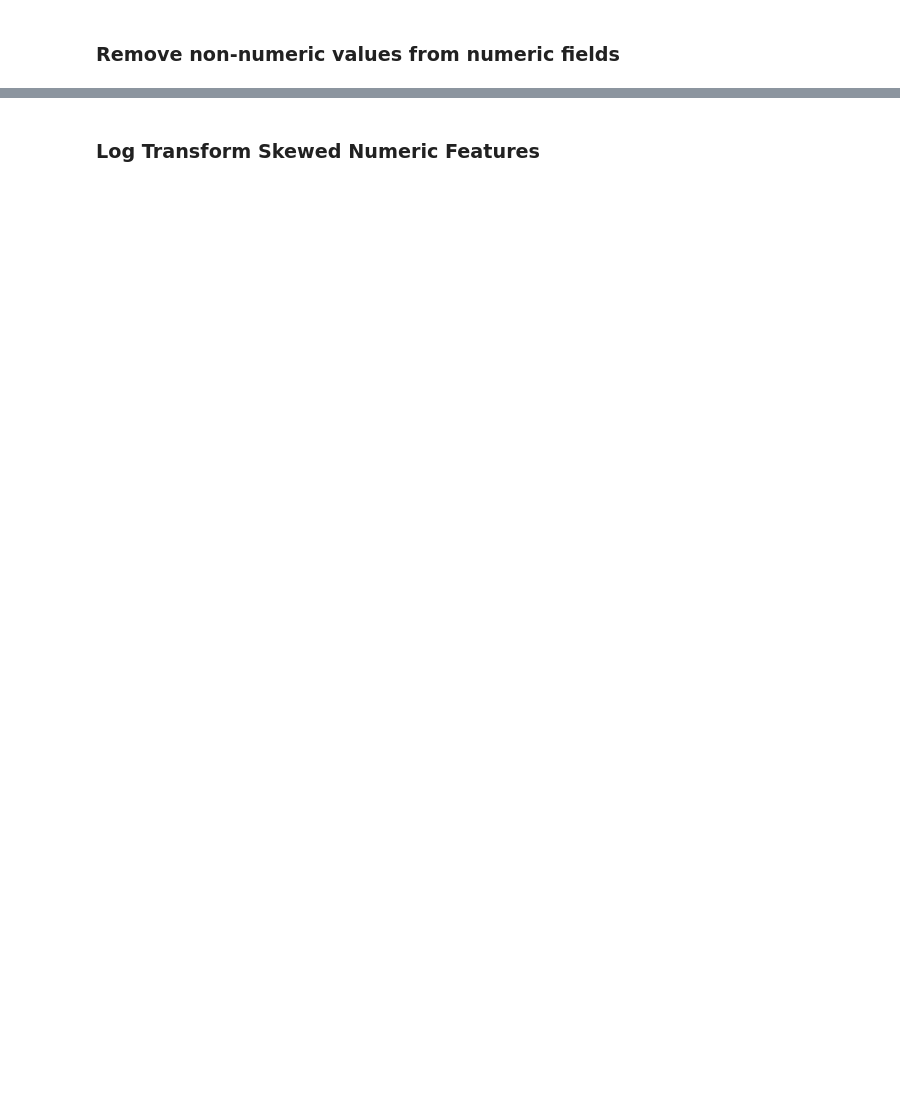
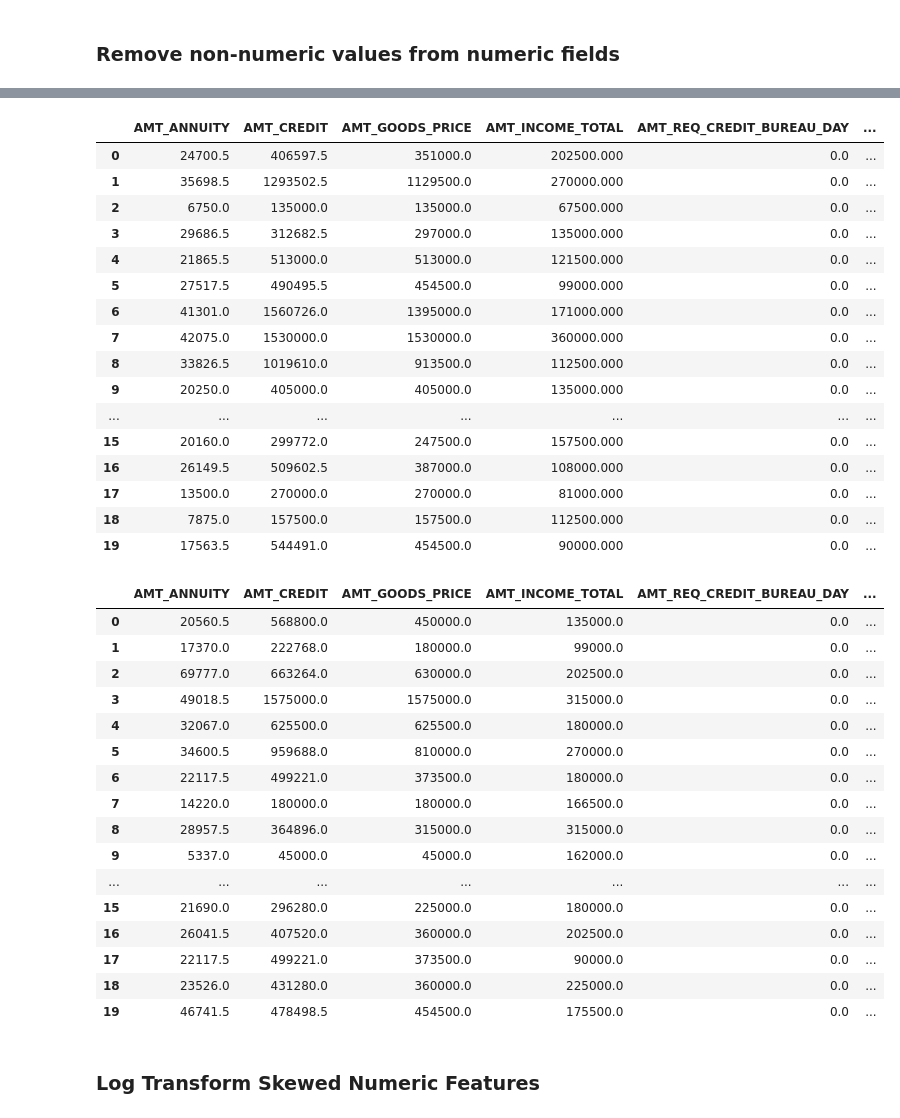
Before and after one commit to clarkje/machine-learning, a Jupyter notebook: projects/capstone/Step 2 - Preprocessing Application Data.ipynb, the cells around one changed output, grey strips where cells are left out. Cells and saved outputs as stored; diff of their text form; code cells hidden in the pictures; blank space fills up the shorter version.

```diff
--- a/projects/capstone/Step 2 - Preprocessing Application Data.ipynb
+++ b/projects/capstone/Step 2 - Preprocessing Application Data.ipynb
@@ -21,12 +21,17 @@ pd.set_option('display.max_columns', None)
 # %%
 # Training Set
 application_train = pd.read_csv('data/application_train.csv')
+application_train_SK_ID_CURR = application_train['SK_ID_CURR']
+application_train_TARGET = application_train['TARGET']
+application_train = application_train.drop('SK_ID_CURR',axis=1)
+application_train = application_train.drop('TARGET', axis=1)
+
 print("Loaded Training Set: {0} rows".format(application_train.shape[0]))
 
 application_test = pd.read_csv('data/application_test.csv')
+application_test_SK_ID_CURR = application_test['SK_ID_CURR']
+application_test = application_test.drop('SK_ID_CURR',axis=1)
 print("Loaded Training Set: {0} rows".format(application_test.shape[0]))
-
-columns = pd.read_csv('data/HomeCredit_columns_description.csv')
 # %% [output]
 Loaded Training Set: 307511 rows
 Loaded Training Set: 48744 rows
@@ -260,6 +248,20 @@ application_test['HOUSETYPE_MODE'] = application_test['FONDKAPREMONT_MODE'].repl
 
 application_train['WALLSMATERIAL_MODE'] = application_train['WALLSMATERIAL_MODE'].replace({np.nan: "not specified"})
 application_test['WALLSMATERIAL_MODE'] = application_test['WALLSMATERIAL_MODE'].replace({np.nan: "not specified"})
+
+# There are a large number of DATE_EMPLOYED fields with an erroneous value of 365243
+
+# Calculate Q1 (25th percentile of the data) for the given feature
+Q1 = np.percentile(application_train['DAYS_EMPLOYED'], 25)
+
+# Calculate Q3 (75th percentile of the data) for the given feature
+Q3 = np.percentile(application_train['DAYS_EMPLOYED'], 75)
+
+# We'll just replace this value with the the Inter-Quartile Median
+mean_days_employed = np.median([Q1, Q3])
+
+application_train['DAYS_EMPLOYED'] = application_train['DAYS_EMPLOYED'].replace({365243: mean_days_employed})
+application_test['DAYS_EMPLOYED'] = application_test['DAYS_EMPLOYED'].replace({365243: mean_days_employed})
 # %% [markdown]
 ### Convert Y/N String Fields to Boolean
 # %%
@@ -329,7 +357,7 @@ for feature in numeric_features['feature']:
 
 # Apply the np.nan_to_num transformation
 for feature in numeric:
-    application_train['feature'] = make_numeric(application_train, feature)
-    application_test['feature'] = make_numeric(application_test, feature)
+    application_train[feature] = make_numeric(application_train, feature)
+    application_test[feature] = make_numeric(application_test, feature)
 # %% [markdown]
 ### Replace Outliers
@@ -358,3 +388,41 @@ Total Outliers Modified: 34430
+# %%
+display(application_train.head(n=20))
+display(application_test.head(n=20))
+# %% [output]
+|  | AMT_ANNUITY | AMT_CREDIT | AMT_GOODS_PRICE | AMT_INCOME_TOTAL | AMT_REQ_CREDIT_BUREAU_DAY | ... |
+| 0 | 24700.5 | 406597.5 | 351000.0 | 202500.000 | 0.0 | ... |
+| 1 | 35698.5 | 1293502.5 | 1129500.0 | 270000.000 | 0.0 | ... |
+| 2 | 6750.0 | 135000.0 | 135000.0 | 67500.000 | 0.0 | ... |
+| 3 | 29686.5 | 312682.5 | 297000.0 | 135000.000 | 0.0 | ... |
+| 4 | 21865.5 | 513000.0 | 513000.0 | 121500.000 | 0.0 | ... |
+| 5 | 27517.5 | 490495.5 | 454500.0 | 99000.000 | 0.0 | ... |
+| 6 | 41301.0 | 1560726.0 | 1395000.0 | 171000.000 | 0.0 | ... |
+| 7 | 42075.0 | 1530000.0 | 1530000.0 | 360000.000 | 0.0 | ... |
+| 8 | 33826.5 | 1019610.0 | 913500.0 | 112500.000 | 0.0 | ... |
+| 9 | 20250.0 | 405000.0 | 405000.0 | 135000.000 | 0.0 | ... |
+| ... | ... | ... | ... | ... | ... | ... |
+| 15 | 20160.0 | 299772.0 | 247500.0 | 157500.000 | 0.0 | ... |
+| 16 | 26149.5 | 509602.5 | 387000.0 | 108000.000 | 0.0 | ... |
+| 17 | 13500.0 | 270000.0 | 270000.0 | 81000.000 | 0.0 | ... |
+| 18 | 7875.0 | 157500.0 | 157500.0 | 112500.000 | 0.0 | ... |
+| 19 | 17563.5 | 544491.0 | 454500.0 | 90000.000 | 0.0 | ... |
+|  | AMT_ANNUITY | AMT_CREDIT | AMT_GOODS_PRICE | AMT_INCOME_TOTAL | AMT_REQ_CREDIT_BUREAU_DAY | ... |
+| 0 | 20560.5 | 568800.0 | 450000.0 | 135000.0 | 0.0 | ... |
+| 1 | 17370.0 | 222768.0 | 180000.0 | 99000.0 | 0.0 | ... |
+| 2 | 69777.0 | 663264.0 | 630000.0 | 202500.0 | 0.0 | ... |
+| 3 | 49018.5 | 1575000.0 | 1575000.0 | 315000.0 | 0.0 | ... |
+| 4 | 32067.0 | 625500.0 | 625500.0 | 180000.0 | 0.0 | ... |
+| 5 | 34600.5 | 959688.0 | 810000.0 | 270000.0 | 0.0 | ... |
+| 6 | 22117.5 | 499221.0 | 373500.0 | 180000.0 | 0.0 | ... |
+| 7 | 14220.0 | 180000.0 | 180000.0 | 166500.0 | 0.0 | ... |
+| 8 | 28957.5 | 364896.0 | 315000.0 | 315000.0 | 0.0 | ... |
+| 9 | 5337.0 | 45000.0 | 45000.0 | 162000.0 | 0.0 | ... |
+| ... | ... | ... | ... | ... | ... | ... |
+| 15 | 21690.0 | 296280.0 | 225000.0 | 180000.0 | 0.0 | ... |
+| 16 | 26041.5 | 407520.0 | 360000.0 | 202500.0 | 0.0 | ... |
+| 17 | 22117.5 | 499221.0 | 373500.0 | 90000.0 | 0.0 | ... |
+| 18 | 23526.0 | 431280.0 | 360000.0 | 225000.0 | 0.0 | ... |
+| 19 | 46741.5 | 478498.5 | 454500.0 | 175500.0 | 0.0 | ... |
 # %% [markdown]
 ### Log Transform Skewed Numeric Features
 # %%
```
Also changed, not shown: parts of 20 cells of this notebook, 4 other files.
